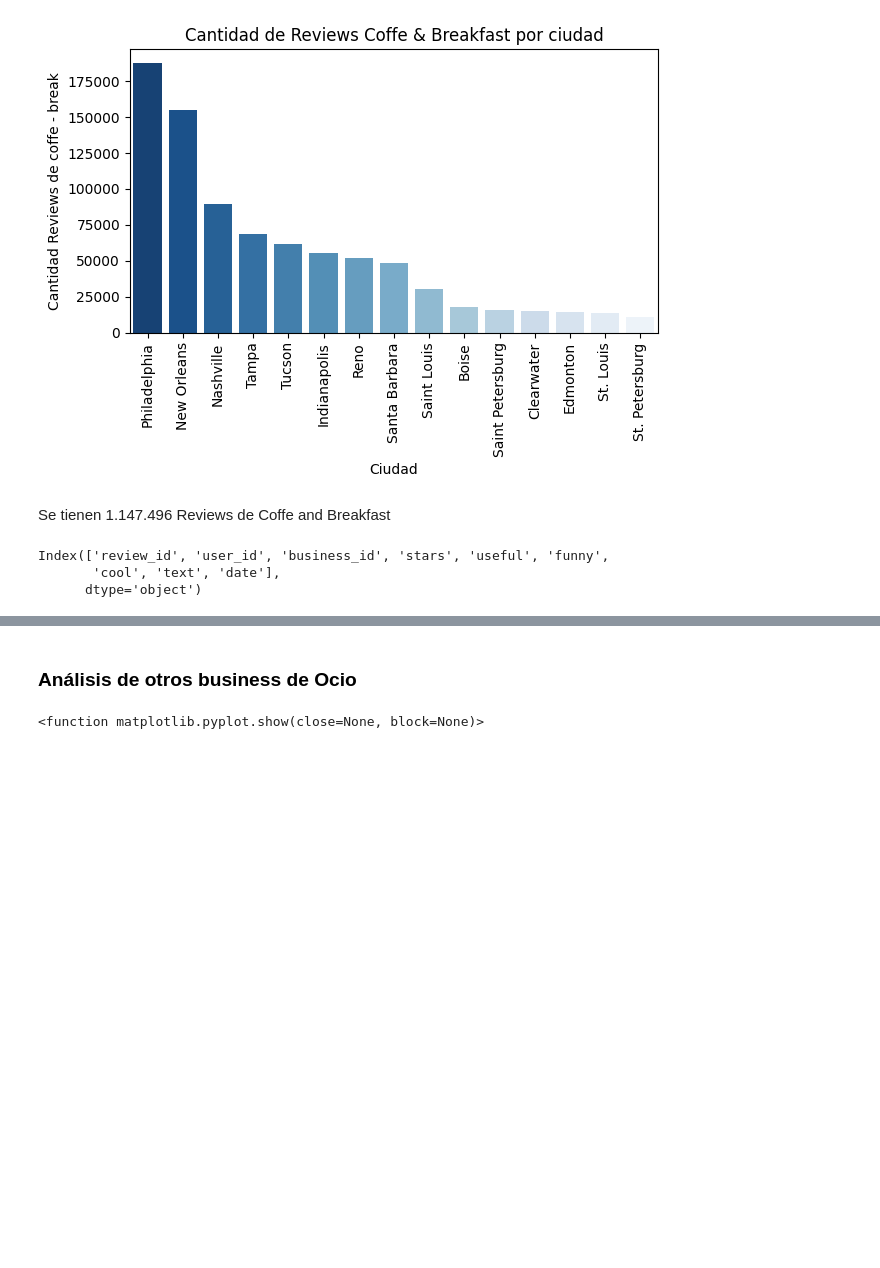
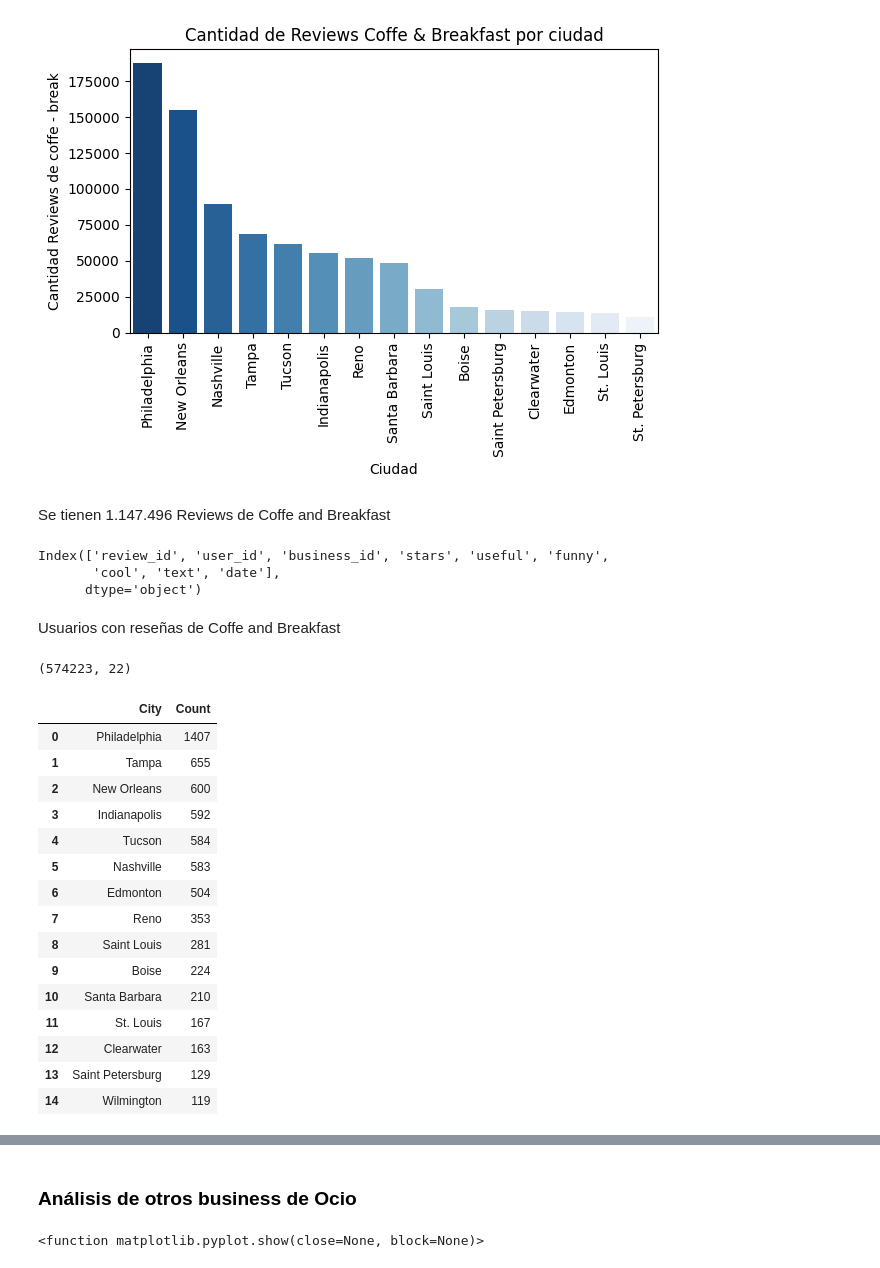
Before and after one commit to SDCaFlo/datapt11_pf_grupo02, a Jupyter notebook: EDA-YELP.ipynb, the cells around one changed output, grey strips where cells are left out. Cells and saved outputs as stored; diff of their text form; code cells hidden in the pictures; blank space fills up the shorter version.

```diff
--- a/EDA-YELP.ipynb
+++ b/EDA-YELP.ipynb
@@ -502,3 +536,35 @@ filtered_reviews.columns
 Index(['review_id', 'user_id', 'business_id', 'stars', 'useful', 'funny',
        'cool', 'text', 'date'],
       dtype='object')
+# %% [markdown]
+Usuarios con reseñas de Coffe and Breakfast
+# %%
+user_reviews = df_user[df_user['user_id'].isin(filtered_reviews['user_id'])]
+user_reviews.shape
+# %% [output]
+(574223, 22)
+# %%
+# Contar la cantidad de usuarios por ciudad en df_coffe_break
+user_reviews_counts = df_coffe_break['city'].value_counts()
+user_reviews_counts = user_reviews_counts.head(15)
+user_reviews_counts = pd.DataFrame(user_reviews_counts).reset_index()
+user_reviews_counts = pd.DataFrame(user_reviews_counts)
+user_reviews_counts.columns = ['City', 'Count']
+user_reviews_counts
+# %% [output]
+|  | City | Count |
+| 0 | Philadelphia | 1407 |
+| 1 | Tampa | 655 |
+| 2 | New Orleans | 600 |
+| 3 | Indianapolis | 592 |
+| 4 | Tucson | 584 |
+| 5 | Nashville | 583 |
+| 6 | Edmonton | 504 |
+| 7 | Reno | 353 |
+| 8 | Saint Louis | 281 |
+| 9 | Boise | 224 |
+| 10 | Santa Barbara | 210 |
+| 11 | St. Louis | 167 |
+| 12 | Clearwater | 163 |
+| 13 | Saint Petersburg | 129 |
+| 14 | Wilmington | 119 |
```
Also changed, not shown: parts of 6 cells of this notebook.
